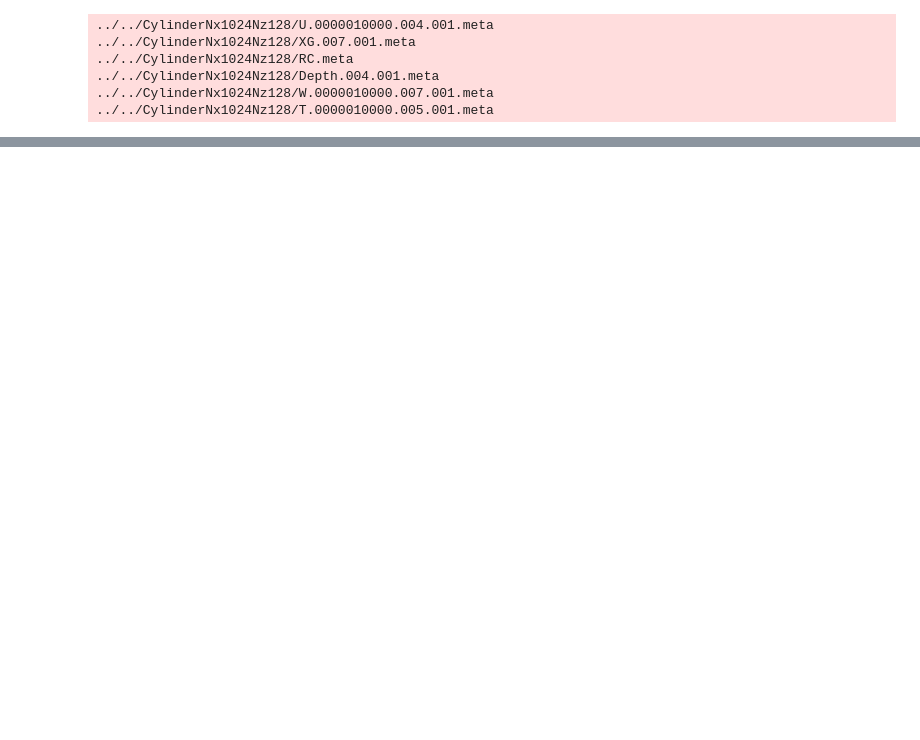
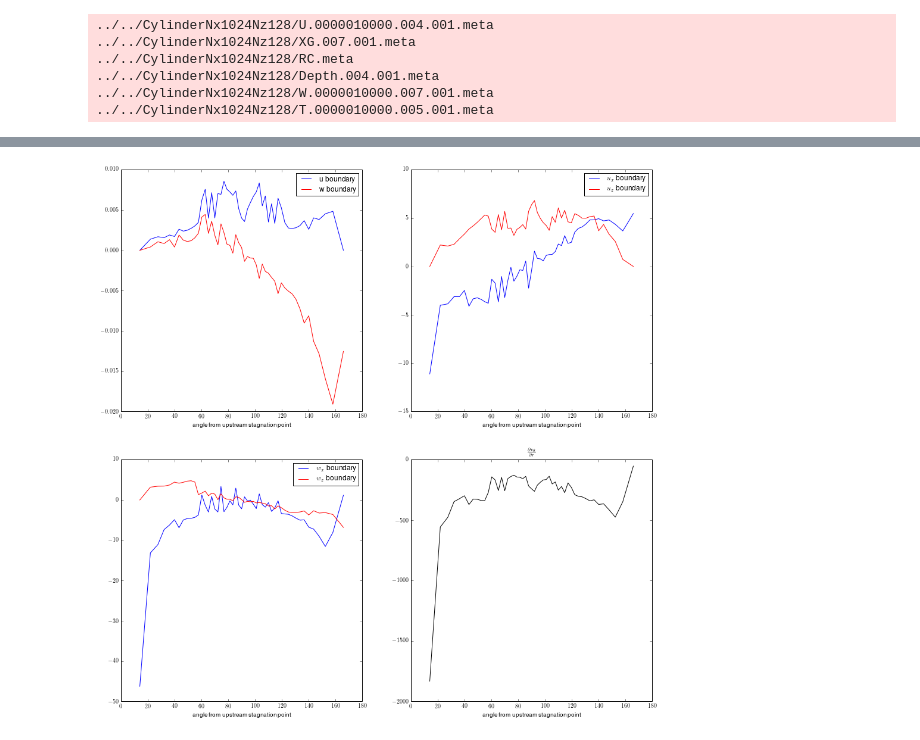
Before and after one commit to UBC-MOAD/flow_separation, a Jupyter notebook: notebooks_2D_runs/view_flow_over_cylinder.ipynb, the cells around one changed output, grey strips where cells are left out. Saved outputs shown, nothing was run; the diff lists cells and outputs as text; code cells hidden in the pictures; blank space fills up the shorter version.

Commit message:
Added calculation of separation point

```diff
--- a/notebooks_2D_runs/view_flow_over_cylinder.ipynb
+++ b/notebooks_2D_runs/view_flow_over_cylinder.ipynb
@@ -53,0 +106,3 @@ plt.show()
+# %%
+def find_dvtheta_dr(x,z,u,w,ux,uz,wx,wz):
+    return -(-wx*x**2+x*w-x*z*wz+x*z*ux-z*u+z**2*uz)/(x**2+z**2)**(1.5)
@@ -53,0 +142,29 @@ plt.show()
+# %%
+pylab.rcParams['figure.figsize'] = (16,16)
+
+plt.subplot(2,2,1)
+plt.plot(theta_bd,u_bd,'-b')
+plt.plot(theta_bd,w_bd,'-r')
+plt.xlabel('angle from upstream stagnation point')
+plt.legend(('u boundary','w boundary'))
+
+plt.subplot(2,2,2)
+plt.plot(theta_bd,ux_bd,'-b')
+plt.plot(theta_bd,uz_bd,'-r')
+plt.xlabel('angle from upstream stagnation point')
+plt.legend(('$u_x$ boundary','$u_z$ boundary'))
+
+plt.subplot(2,2,3)
+plt.plot(theta_bd,wx_bd,'-b')
+plt.plot(theta_bd,wz_bd,'-r')
+plt.xlabel('angle from upstream stagnation point')
+plt.legend(('$w_x$ boundary','$w_z$ boundary'))
+
+plt.subplot(2,2,4)
+plt.plot(theta_bd,dvtheta_dr_bd,'-k')
+plt.xlabel('angle from upstream stagnation point')
+plt.title(r'$\frac{\partial v_{\theta}}{\partial r}$')
+
+plt.show()
+# %% [output]
+[figure, added]
```
Also changed, not shown: parts of 8 cells of this notebook, 1 other file.
